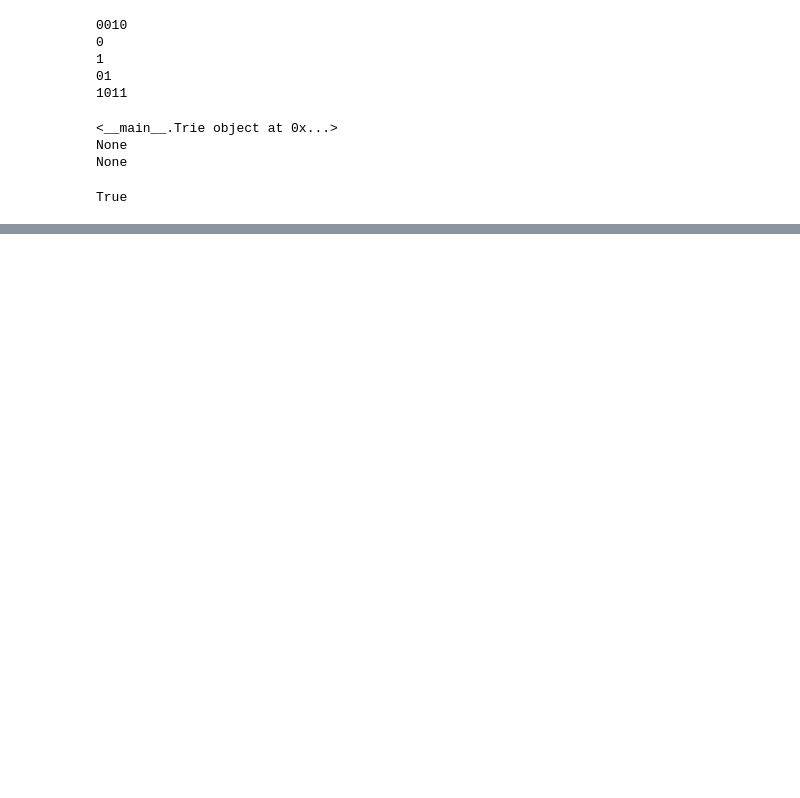
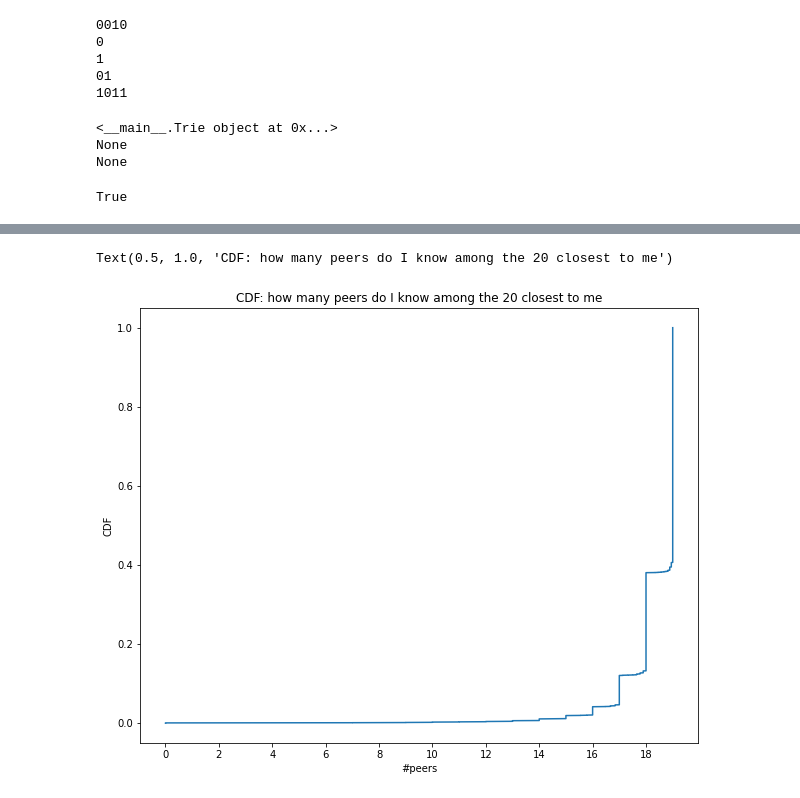
Before and after one commit to probe-lab/network-measurements, a Jupyter notebook: implementations/rfm19-routing-table-health/neighbors.ipynb, the cells around one changed output, grey strips where cells are left out. Cells and saved outputs as stored; diff of their text form; code cells hidden in the pictures; blank space fills up the shorter version.

Commit message:
first graph about the 20 closest peers

```diff
--- a/implementations/rfm19-routing-table-health/neighbors.ipynb
+++ b/implementations/rfm19-routing-table-health/neighbors.ipynb
@@ -606,0 +619,10 @@ True
+# %%
+neighbors_bs = [bytes_to_bit_string(n) for n in peers[0].neighbors]
+# %%
+closest20=t.nClosest(bytes_to_bit_string(peers[0].key),20)
+# %%
+c=0
+for n in closest20:
+    if n not in neighbors_bs:
+        c+=1
+print(1-c/20)
@@ -606,0 +631,22 @@ True
+# %%
+ratio = []
+cc=0
+for i in range(len(peers)):
+    if len(peers[i].neighbors)==0:
+        continue
+    neighbors_bs = [bytes_to_bit_string(n) for n in peers[i].neighbors]
+    closest50=t.nClosest(bytes_to_bit_string(peers[i].key),50)
+    c=0
+    count=0
+    for n in closest50:
+        if count == 20:
+            break
+        if len(t.find(n).peer.neighbors) > 0:
+            # closestX is alive
+            count+=1
+            if n not in neighbors_bs:
+                c+=1
+    ratio.append(1-c/count)
+    if count != 20:
+        print(count, len(peers[i].neighbors))
+        cc+=1
@@ -606,0 +685,16 @@ True
+# %%
+x = np.sort([20*r for r in ratio])
+fig = plt.figure(figsize=(10,8))
+plt.xticks(np.arange(0, 21, 2))
+
+#calculate CDF values
+y = 1. * np.arange(len(ratio)) / (len(ratio) - 1)
+
+#plot CDF
+plt.plot(x, y)
+plt.xlabel('#peers')
+plt.ylabel('CDF')
+plt.title('CDF: how many peers do I know among the 20 closest to me')
+# %% [output]
+Text(0.5, 1.0, 'CDF: how many peers do I know among the 20 closest to me')
+[figure, added]
```
Also changed, not shown: parts of 14 cells of this notebook, 1 other file.
